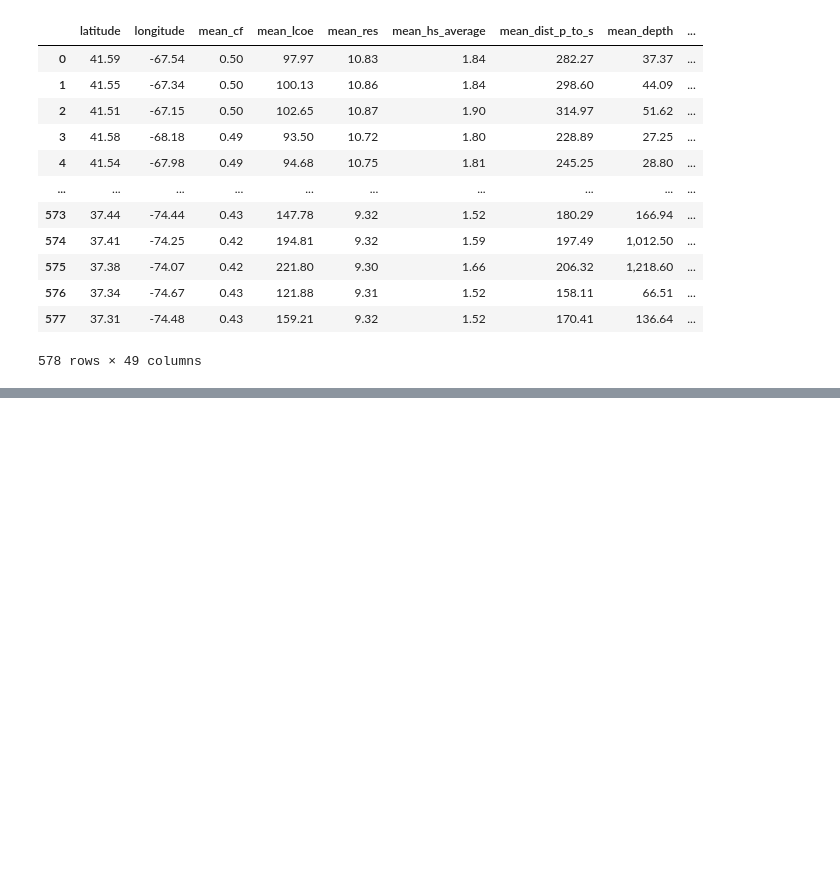
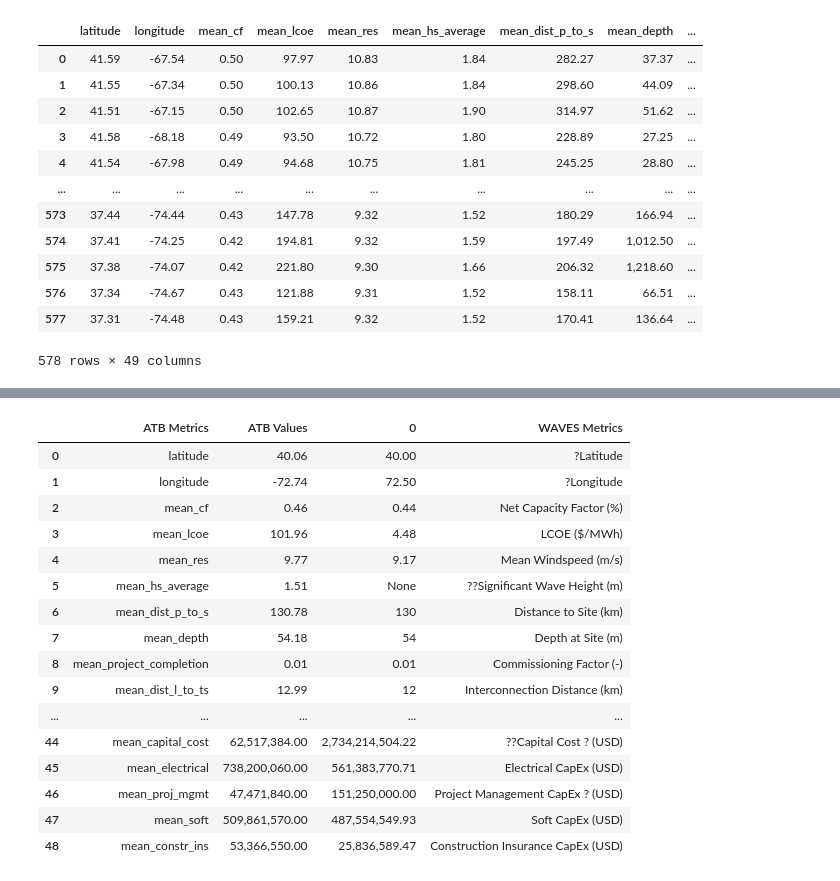
Before and after one commit to nRiccobo/WAVES, a Jupyter notebook: examples/waves_example_2024.ipynb, the cells around one changed output, grey strips where cells are left out. Saved outputs shown, nothing was run; the diff lists cells and outputs as text; code cells hidden in the pictures; blank space fills up the shorter version.

```diff
--- a/examples/waves_example_2024.ipynb
+++ b/examples/waves_example_2024.ipynb
@@ -559,0 +655,86 @@ pprint(project_fixed.orbit.detailed_outputs)
+# %%
+proj_params = project_fixed.orbit.compile_input_dict(project_fixed.orbit_config_dict["design_phases"])['project_parameters']
+
+waves_reporting_dict = {
+    "?Latitude" : [40.0],
+    "?Longitude" : [72.5],
+    "Net Capacity Factor (%)": [project_fixed.capacity_factor(which='net')],
+    "LCOE ($/MWh)": [project_fixed.lcoe()],
+    "Mean Windspeed (m/s)" : [project_fixed.orbit_config_dict['site']['mean_windspeed']],
+    "??Significant Wave Height (m)" : [None],
+    "Distance to Site (km)" : [project_fixed.orbit_config_dict['site']['distance']],
+    "Depth at Site (m)" : [project_fixed.orbit_config_dict['site']['depth']],
+    "Commissioning Factor (-)" : [project_fixed.orbit_config_dict['project_parameters']['commissioning_factor']],
+    "Interconnection Distance (km)" :
+        [project_fixed.orbit_config_dict['landfall']['interconnection_distance']],
+    "Installation Contigency CapEx (USD)" : [project_fixed.soft_capex(breakdown=True).T['Installation Contingency'].iloc[0]],
+    "??RNA CapEx? (USD)" : [None],
+    "??Development CapEx (USD)" : [None],
+    "Installation CapEx (USD)" : [project_fixed.orbit.installation_capex],
+    "Array System CapEx (USD)" : [project_fixed.capex(breakdown=True).T['Array System'].iloc[0]],
+    "Substructure CapEx (USD)" : [project_fixed.capex(breakdown=True).T['Substructure'].iloc[0]],
+    "Wake Losses? (%)" : [None],
+    "Electrical Losses (%)" : [project_fixed.electrical_loss_ratio()],
+    "Decommissioning Factor (-)" : [project_fixed.orbit_config_dict['project_parameters']['decommissioning_factor']],
+    "Construction Financing CapEx (USD)" : [project_fixed.soft_capex(breakdown=True).T['Construction Financing'].iloc[0]],
+    "?Lease Price (USD)" : [proj_params['site_auction_price']],
+    "??Grid Connection Price? (USD)" : [None],
+    "Distance to Shore (km)" : [project_fixed.orbit_config_dict['site']['distance_to_landfall']],
+    "Turbine Rating (MW)" : [project_fixed.turbine_rating()],
+    "Decommissioning CapEx (USD)" : [project_fixed.soft_capex(breakdown=True).T['Decommissioning'].iloc[0]],
+    "Fixed Charge Rate? (%)" : [project_fixed.fixed_charge_rate],
+    "??Port Staging Logistics Transportation? (%)" : [None],
+    "OpEx (USD)" : [project_fixed.opex()],
+    "Turbine Installation (USD)" : [project_fixed.capex(breakdown=True).T['Turbine Installation'].iloc[0]],
+    "Procurement Contingency CapEx (USD)" : [project_fixed.soft_capex(breakdown=True).T['Procurement Contingency'].iloc[0]],
+    "?Availability? (%)" : [project_fixed.availability(which="energy", frequency="project", by="windfarm")],
+    "Gross Capacity Factor (%)": [project_fixed.capacity_factor(which='gross')],
+    "Commissioning CapEx (USD)" : [project_fixed.soft_capex(breakdown=True).T['Commissioning'].iloc[0]],
+    "??Tower CapEx ? (USD)" : [None],
+    "??Fixed Operating Cost? (USD)" : [None],
+    "??Foundation CapEx ? (USD)" : [None],
+    "Total Losses? (%)" : [project_fixed.loss_ratio()],
+    "??Site Specific Losses? (%)" : [project_fixed.environmental_loss_ratio],
+    "Substructure Installation CapEx (USD)" : [project_fixed.capex(breakdown=True).T['Substructure Installation'].iloc[0]],
+    "Construction Insurance Factor (-)" : [proj_params['construction_insurance_factor']],
+    "Export System CapEx (USD)" : [project_fixed.capex(breakdown=True).T['Export System'].iloc[0]],
+    "Total CapEx (USD)" : [project_fixed.capex()],
+    "??Variable Operating Cost (USD)" : [None],
+    "Procurement Contingency Factor (-)" : [proj_params['procurement_contingency_factor']],
+    "??Capital Cost ? (USD)" : [project_fixed.capex(breakdown=True).T['Total'].iloc[0]],
+    "Electrical CapEx (USD)" : [project_fixed.capex(breakdown=True).T['Export System'].iloc[0] +
+                                  project_fixed.capex(breakdown=True).T['Array System'].iloc[0] +
+                                  project_fixed.capex(breakdown=True).T['Offshore Substation'].iloc[0]],
+    "Project Management CapEx ? (USD)" : [project_fixed.capex(breakdown=True).T['Project'].iloc[0]],
+    "Soft CapEx (USD)" : [project_fixed.capex(breakdown=True).T['Soft'].iloc[0]],
+    "Construction Insurance CapEx (USD)" : [project_fixed.soft_capex(breakdown=True).T['Construction Insurance'].iloc[0]],
+}
+
+waves_reporting_df = pd.DataFrame(waves_reporting_dict)
+
+waves_reporting_df_T = waves_reporting_df.T
+
+waves_reporting_df_T.insert(1,"WAVES Metrics", waves_reporting_df.columns)
+waves_reporting_df_T.reset_index(drop=True, inplace=True)
+
+atb_waves_metrics_df = pd.concat([atb_metrics_df, waves_reporting_df_T], axis=1)
+
+atb_waves_metrics_df
+# %% [output]
+|  | ATB Metrics | ATB Values | 0 | WAVES Metrics |
+| 0 | latitude | 40.06 | 40.00 | ?Latitude |
+| 1 | longitude | -72.74 | 72.50 | ?Longitude |
+| 2 | mean_cf | 0.46 | 0.44 | Net Capacity Factor (%) |
+| 3 | mean_lcoe | 101.96 | 4.48 | LCOE ($/MWh) |
+| 4 | mean_res | 9.77 | 9.17 | Mean Windspeed (m/s) |
+| 5 | mean_hs_average | 1.51 | None | ??Significant Wave Height (m) |
+| 6 | mean_dist_p_to_s | 130.78 | 130 | Distance to Site (km) |
+| 7 | mean_depth | 54.18 | 54 | Depth at Site (m) |
+| 8 | mean_project_completion | 0.01 | 0.01 | Commissioning Factor (-) |
+| 9 | mean_dist_l_to_ts | 12.99 | 12 | Interconnection Distance (km) |
+| ... | ... | ... | ... | ... |
+| 44 | mean_capital_cost | 62,517,384.00 | 2,734,214,504.22 | ??Capital Cost ? (USD) |
+| 45 | mean_electrical | 738,200,060.00 | 561,383,770.71 | Electrical CapEx (USD) |
+| 46 | mean_proj_mgmt | 47,471,840.00 | 151,250,000.00 | Project Management CapEx ? (USD) |
+| 47 | mean_soft | 509,861,570.00 | 487,554,549.93 | Soft CapEx (USD) |
+| 48 | mean_constr_ins | 53,366,550.00 | 25,836,589.47 | Construction Insurance CapEx (USD) |
```
Also changed, not shown: parts of 9 cells of this notebook, 3 other files.
